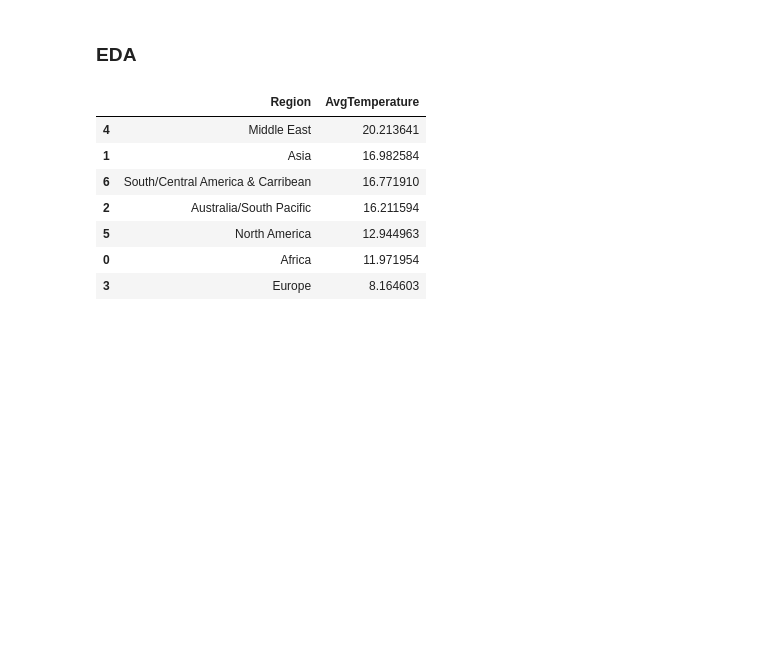
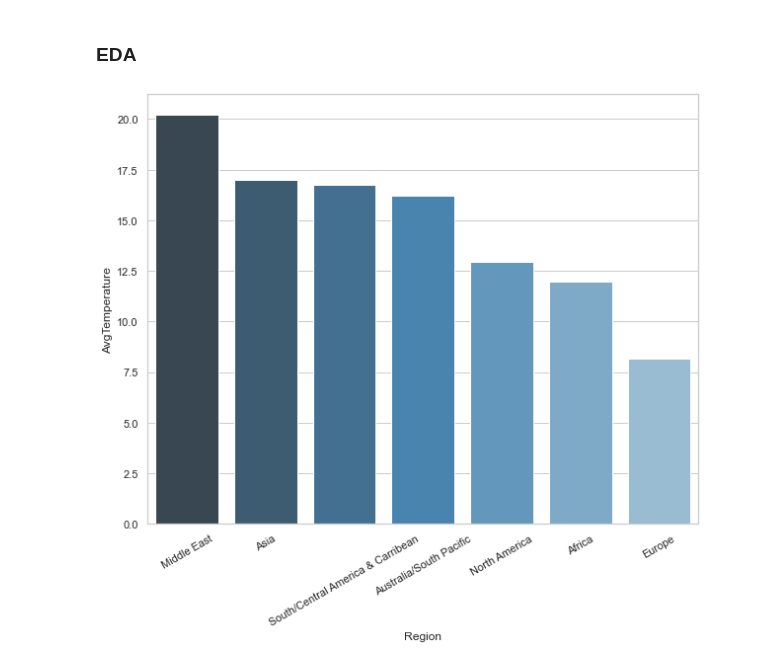
Before and after one commit to sumitkmr93/pythonlearning, a Jupyter notebook: testing.ipynb, the cells around one changed output. Cells and saved outputs as stored; diff of their text form; code cells hidden in the pictures; blank space fills up the shorter version.

```diff
--- a/testing.ipynb
+++ b/testing.ipynb
@@ -63,17 +63,12 @@ df.head()
 | 4 | Africa | Algeria | Algiers | 1 | 5 | 1995 | 8.833333 |
 # %% [markdown]
 ### EDA
-# %%
-%matplotlib inline
-regions = df.groupby(["Region"])["AvgTemperature"].mean().reset_index()\
-    .sort_values(by='AvgTemperature',ascending=False)
-regions.style.background_gradient(cmap='Reds')
-# %% [output]
-|  | Region | AvgTemperature |
-| 4 | Middle East | 20.213641 |
-| 1 | Asia | 16.982584 |
-| 6 | South/Central America & Carribean | 16.771910 |
-| 2 | Australia/South Pacific | 16.211594 |
-| 5 | North America | 12.944963 |
-| 0 | Africa | 11.971954 |
-| 3 | Europe | 8.164603 |
+# %%
+sns.set(style='whitegrid',rc={'figure.figsize':(10,8)})
+regions = df.groupby(["Region"])["AvgTemperature"].mean().reset_index()\
+    .sort_values(by='AvgTemperature',ascending=False)
+ax = sns.barplot(x=regions.Region,y=regions.AvgTemperature,palette='Blues_d')
+ax.set_xticklabels(ax.get_xticklabels(),rotation=30)
+plt.show()
+# %% [output]
+[figure, added]
```
